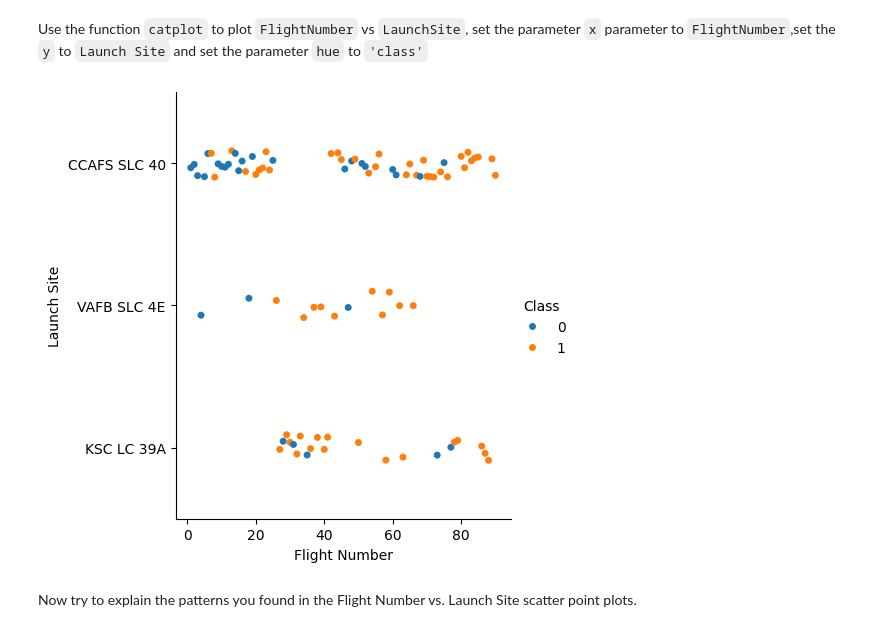
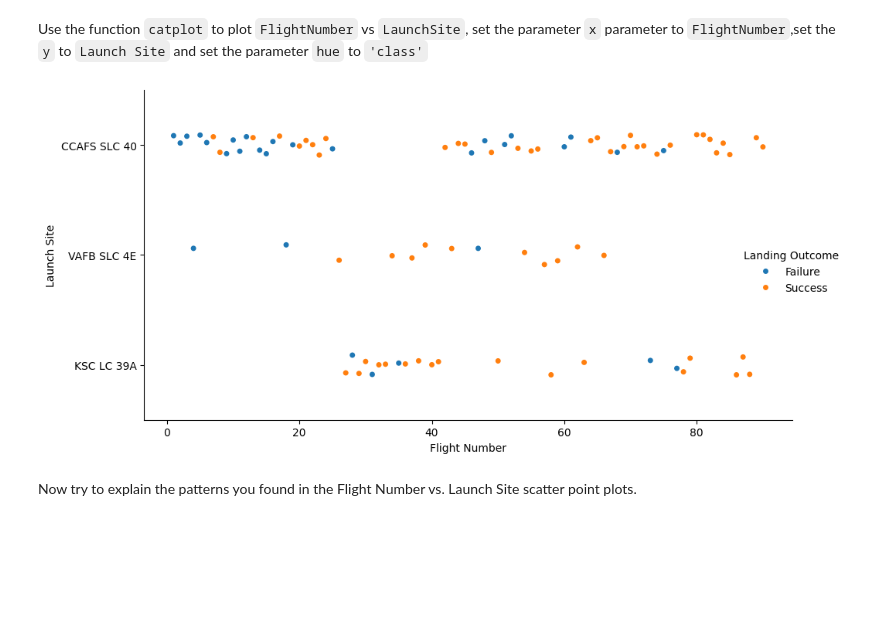
Before and after one commit to TediEve/IBM_DSPC_Capstone, a Jupyter notebook: edadataviz.ipynb, the cells around one changed output. Cells and saved outputs as stored; diff of their text form; code cells hidden in the pictures; blank space fills up the shorter version.

Commit message:
Finalize SpaceX capstone presentation deck and ML model evaluation. Prettifying some notebooks, adding plots, and a quick bug fix

```diff
--- a/edadataviz.ipynb
+++ b/edadataviz.ipynb
@@ -74,7 +74,11 @@ First, let's try to see how the `FlightNumber` (indicating the continuous launch
 
 We can plot out the <code>FlightNumber</code> vs. <code>PayloadMass</code>and overlay the outcome of the launch. We see that as the flight number increases, the first stage is more likely to land successfully. The payload mass also appears to be a factor; even with more massive payloads, the first stage often returns successfully.
 # %%
-sns.catplot(y="PayloadMass", x="FlightNumber", hue="Class", data=df, aspect = 5)
+g = sns.catplot(y="PayloadMass", x="FlightNumber", hue="Class", data=df, aspect = 5)
+g._legend.set_title("Landing Outcome")
+new_labels = ['Failure', 'Success']
+for t, l in zip(g._legend.texts, new_labels):
+    t.set_text(l)
 plt.xlabel("Flight Number",fontsize=20)
 plt.ylabel("Pay load Mass (kg)",fontsize=20)
 plt.show()
@@ -88,12 +92,17 @@ Next, let's drill down to each site visualize its detailed launch records.
 Use the function <code>catplot</code> to plot <code>FlightNumber</code> vs <code>LaunchSite</code>, set the  parameter <code>x</code>  parameter to <code>FlightNumber</code>,set the  <code>y</code> to <code>Launch Site</code> and set the parameter <code>hue</code> to <code>'class'</code>
 # %%
 # Plot a scatter point chart with x axis to be Flight Number and y axis to be the launch site, and hue to be the class value
-sns.catplot(y='LaunchSite', x='FlightNumber', data=df, hue='Class')
+g = sns.catplot(y='LaunchSite', x='FlightNumber', data=df, hue='Class', height=5, aspect=2)
+g._legend.set_title("Landing Outcome")
+new_labels = ['Failure', 'Success']
+for t, l in zip(g._legend.texts, new_labels):
+    t.set_text(l)
 plt.xlabel("Flight Number")
 plt.ylabel('Launch Site')
+plt.savefig("plots/flight_vs_launchsite.png", dpi=300, bbox_inches='tight')
 plt.show()
 # %% [output]
-[figure, old version]
+[figure, new version]
 # %% [markdown]
 Now try to explain the patterns you found in the Flight Number vs. Launch Site scatter point plots.
 # %% [markdown]
```
Also changed, not shown: parts of 6 cells of this notebook, 16 other files.
